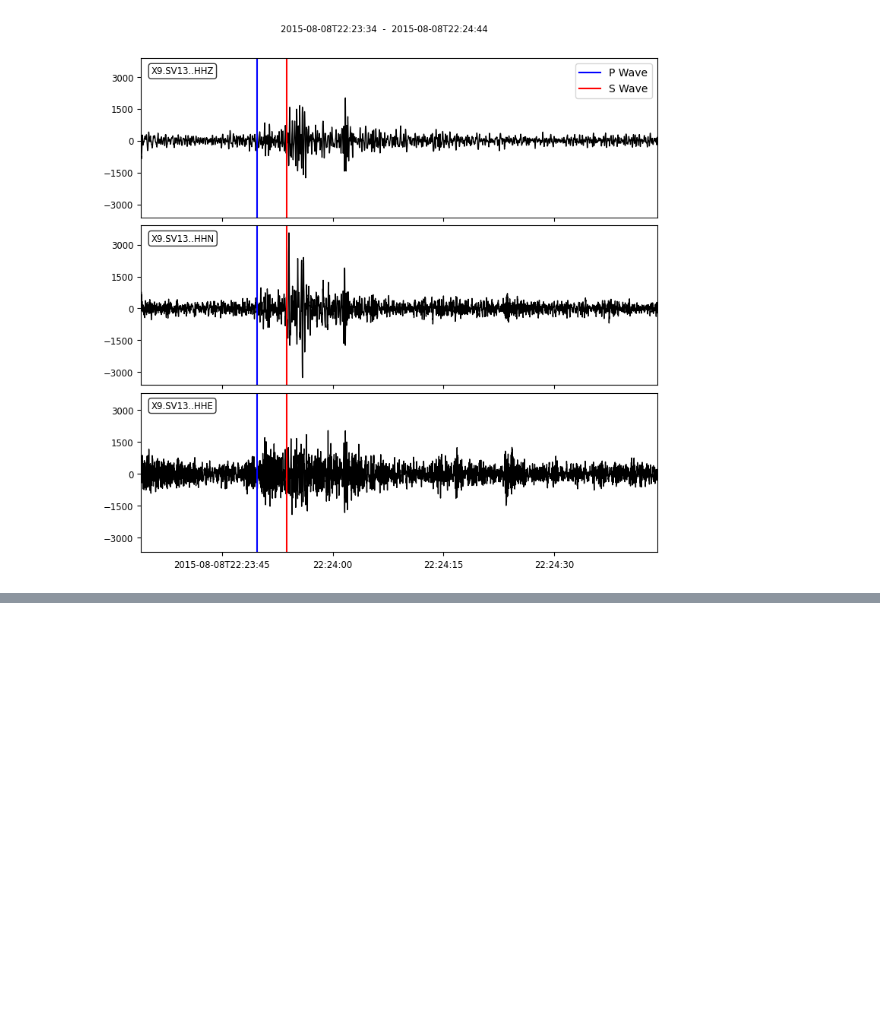
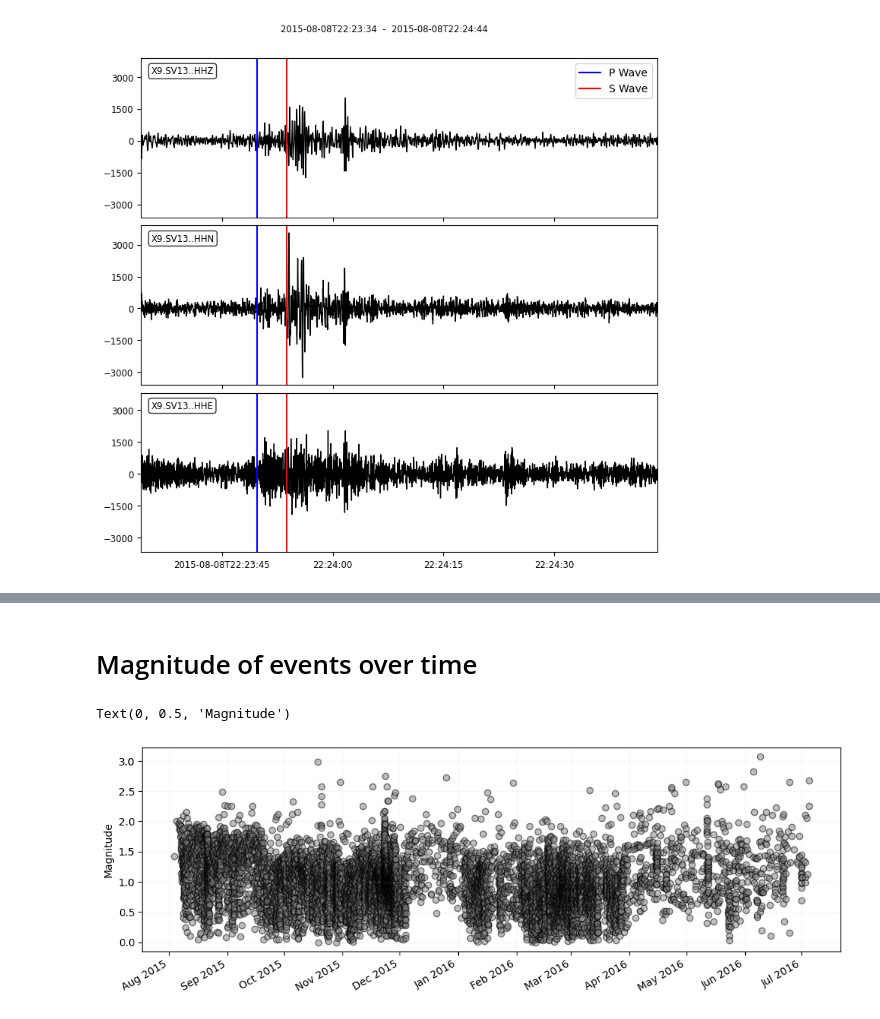
Before and after one commit to Mpinaz/Thesis, a Jupyter notebook: Tesi.ipynb, the cells around one changed output, grey strips where cells are left out. Drawn from its saved outputs; the diff is of its cells as text; code cells hidden in the pictures; blank space fills up the shorter version.

```diff
--- a/Tesi.ipynb
+++ b/Tesi.ipynb
@@ -223,0 +315,15 @@ fig.show()
+# %% [markdown]
+# Magnitude of events over time
+# %%
+fig, ax = plt.subplots(figsize=(12, 4))
+
+ax.xaxis.set_major_locator(mdates.MonthLocator())          # un tick al mese
+ax.xaxis.set_major_formatter(mdates.DateFormatter("%b %Y"))
+fig.autofmt_xdate()
+
+ax.scatter(catalog["time"], catalog["mag"], marker="o", color="grey", alpha = 0.5, edgecolor = "black")
+ax.grid("on", alpha = 0.1)
+ax.set_ylabel("Magnitude")
+# %% [output]
+Text(0, 0.5, 'Magnitude')
+[figure, added]
```
Also changed, not shown: parts of 18 cells of this notebook.
